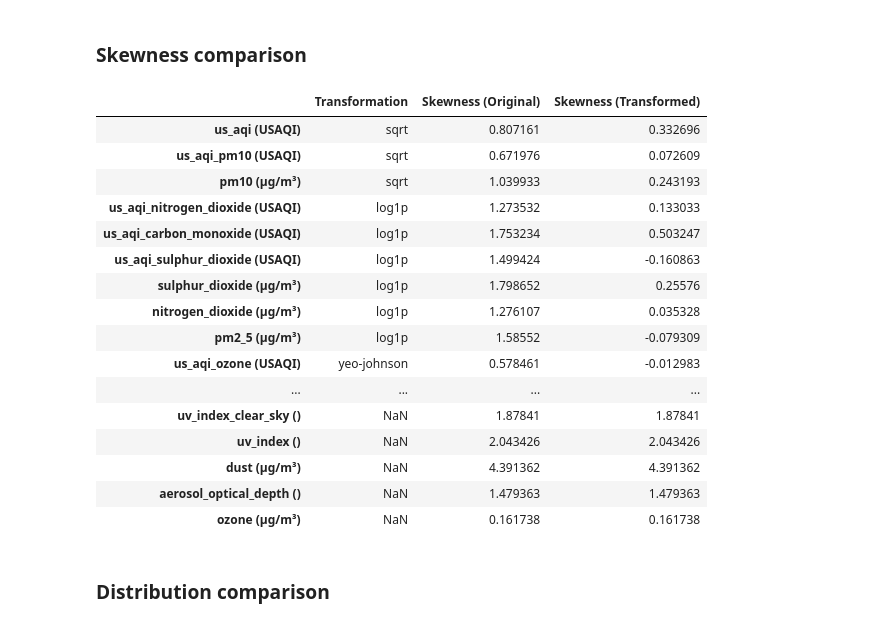
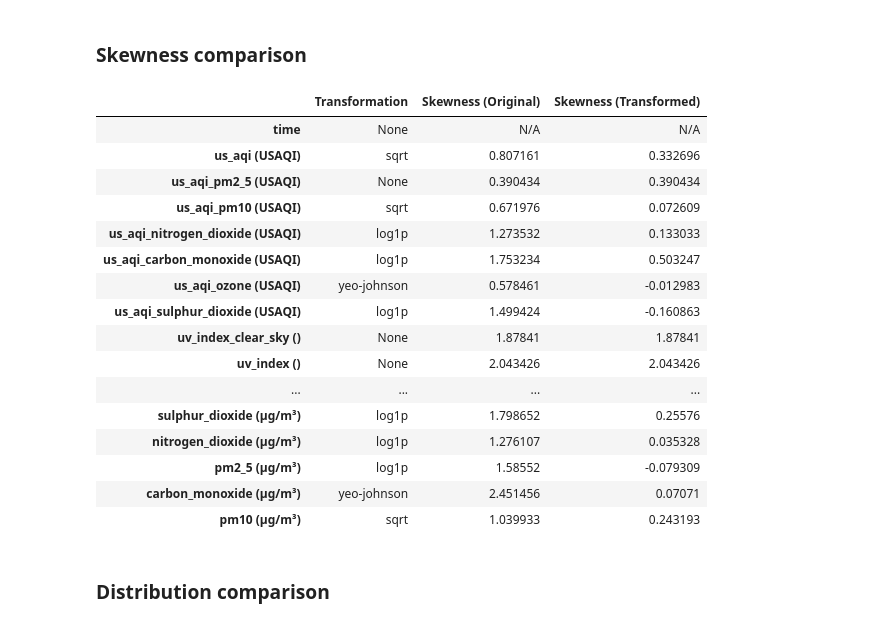
Before and after one commit to ianbunag/cmpe-255-data-mining-project, a Jupyter notebook: 03-30-data-preparation-open-meteo.ipynb, the cells around one changed output. Saved outputs shown, nothing was run; the diff lists cells and outputs as text; code cells hidden in the pictures.

```diff
--- a/03-30-data-preparation-open-meteo.ipynb
+++ b/03-30-data-preparation-open-meteo.ipynb
@@ -91,46 +91,53 @@ for feature, transformation in transformations.items():
         aq_transformed[feature] = np.log1p(aq_transformed[feature])
     elif transformation == 'yeo-johnson':
         power_transformer = PowerTransformer(method='yeo-johnson')
-        aq_transformed[feature] = power_transformer.fit_transform(aq_cleaned[[feature]])
+        aq_transformed[feature] = power_transformer.fit_transform(aq_cleaned[[feature]]).ravel()
         dump_to_file(power_transformer, prefixes['03_30_data_preparation_yeo_johnson_']+feature)
 # %% [markdown]
 ### Skewness comparison
 # %%
 skew_cleaned = {}
 skew_transformed = {}
+transformations_comparison = {}
+
+for column in aq_transformed.columns:
+    if column in transformations:
+        transformations_comparison[column] = transformations[column]
+    else:
+        transformations_comparison[column] = 'None'
 
 for column in aq_transformed.columns:
     if not is_numeric_dtype(aq_cleaned[column]):
         skew_cleaned[column] = 'N/A'
         skew_transformed[column] = 'N/A'
         continue
 
     skew_cleaned[column] = aq_cleaned[column].skew()
     skew_transformed[column] = aq_transformed[column].skew()
 
 pd.DataFrame({
-    'Transformation': transformations,
+    'Transformation': transformations_comparison,
     'Skewness (Original)': skew_cleaned,
     'Skewness (Transformed)': skew_transformed
 })
 # %% [output]
 |  | Transformation | Skewness (Original) | Skewness (Transformed) |
+| time | None | N/A | N/A |
 | us_aqi (USAQI) | sqrt | 0.807161 | 0.332696 |
+| us_aqi_pm2_5 (USAQI) | None | 0.390434 | 0.390434 |
 | us_aqi_pm10 (USAQI) | sqrt | 0.671976 | 0.072609 |
-| pm10 (μg/m³) | sqrt | 1.039933 | 0.243193 |
 | us_aqi_nitrogen_dioxide (USAQI) | log1p | 1.273532 | 0.133033 |
 | us_aqi_carbon_monoxide (USAQI) | log1p | 1.753234 | 0.503247 |
+| us_aqi_ozone (USAQI) | yeo-johnson | 0.578461 | -0.012983 |
 | us_aqi_sulphur_dioxide (USAQI) | log1p | 1.499424 | -0.160863 |
+| uv_index_clear_sky () | None | 1.87841 | 1.87841 |
+| uv_index () | None | 2.043426 | 2.043426 |
+| ... | ... | ... | ... |
 | sulphur_dioxide (μg/m³) | log1p | 1.798652 | 0.25576 |
 | nitrogen_dioxide (μg/m³) | log1p | 1.276107 | 0.035328 |
 | pm2_5 (μg/m³) | log1p | 1.58552 | -0.079309 |
-| us_aqi_ozone (USAQI) | yeo-johnson | 0.578461 | -0.012983 |
-| ... | ... | ... | ... |
-| uv_index_clear_sky () | NaN | 1.87841 | 1.87841 |
-| uv_index () | NaN | 2.043426 | 2.043426 |
-| dust (μg/m³) | NaN | 4.391362 | 4.391362 |
-| aerosol_optical_depth () | NaN | 1.479363 | 1.479363 |
-| ozone (μg/m³) | NaN | 0.161738 | 0.161738 |
+| carbon_monoxide (μg/m³) | yeo-johnson | 2.451456 | 0.07071 |
+| pm10 (μg/m³) | sqrt | 1.039933 | 0.243193 |
 # %% [markdown]
 ### Distribution comparison
 # %%
```
Also changed, not shown: parts of 2 cells of this notebook, 6 other files.
